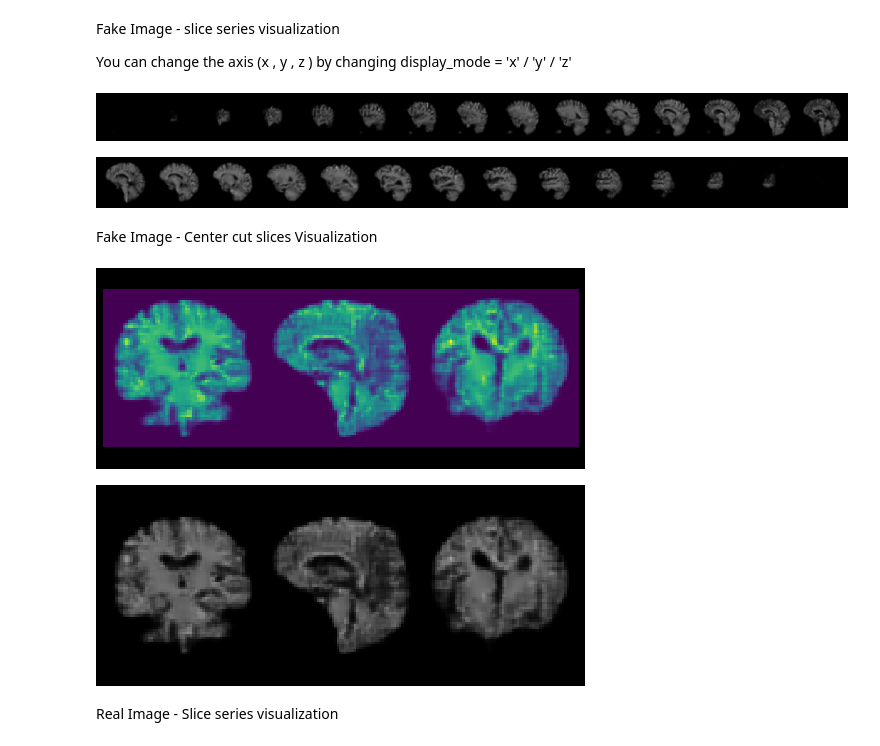
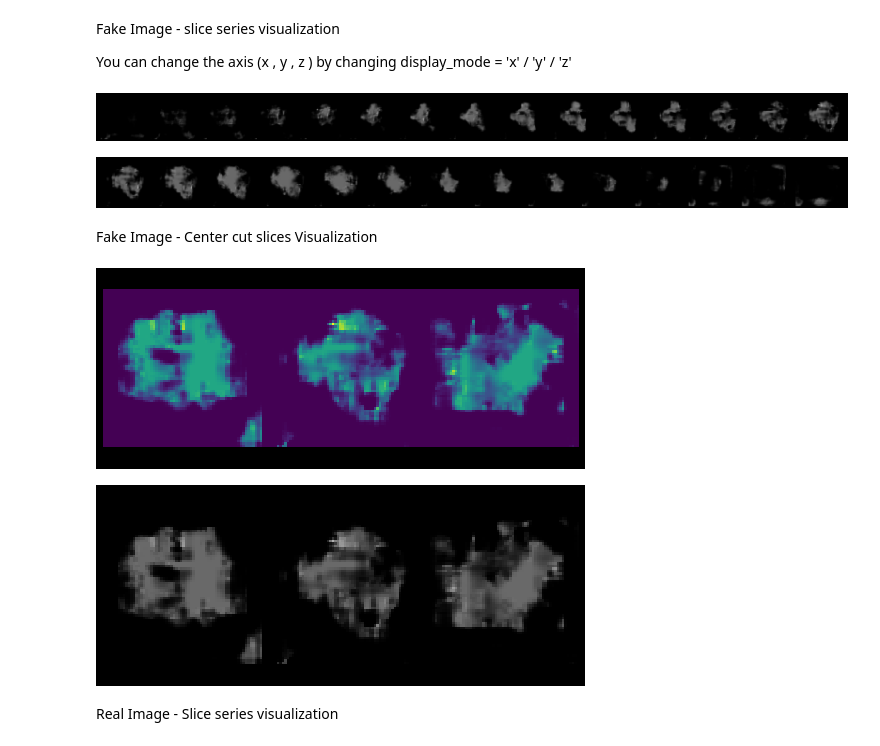
Before and after one commit to ShiboXing/Improved-3dbraingen, a Jupyter notebook: Test.ipynb, the cells around one changed output. Saved outputs shown, nothing was run; the diff lists cells and outputs as text; code cells hidden in the pictures.

Commit message:
feat: add a test, add loss visualization data :

```diff
--- a/Test.ipynb
+++ b/Test.ipynb
@@ -60,8 +62,8 @@ gen_load = inf_train_gen(train_loader)
 # %%
 #-------------------------------------------
 #Choose the Model you want!
-from Model_alphaWGAN import Generator
-# from Model_alphaGAN import Generator
+# from Model_alphaWGAN import Generator
+from Model_alphaGAN import Generator
 # from Model_VAEGAN import Generator
 # from Model_WGAN import Generator
 #-------------------------------------------
@@ -72,9 +74,9 @@ G = Generator(noise=1000).cuda()
 #-----------------------
 
 #------------Trained Model of ATLAS dataset---------------------
-G.load_state_dict(torch.load('./trained/Ours_G.pth')) #Ours (Alpha-WGAN-GP)
-# G.load_state_dict(torch.load('./checkpoint/Alpha_G.pth')) #Alpha-GAN
-# G.load_state_dict(torch.load('./checkpoint/VAEGAN_G.pth')) #VAE-GAN
+# G.load_state_dict(torch.load('./trained/Ours_G.pth')) #Ours (Alpha-WGAN-GP)
+G.load_state_dict(torch.load('./trained/G_noW_iter200000.pth')) #Alpha-GAN
+# G.load_state_dict(torch.load('./checkpoint/Alpha_G.pth')) #VAE-GAN
 # G.load_state_dict(torch.load('./checkpoint/WGAN_G.pth')) #WGAN-GP
 
 #------------Trained Model of ATLAS dataset---------------------
@@ -112,21 +114,21 @@ else:
     # disp.annotate(size=25,left_right=False)
     plotting.show()
 # %% [output]
-[figure, old version]
+[figure, new version]
-[figure, old version]
+[figure, new version]
 # %% [markdown]
 Fake Image - Center cut slices Visualization
 # %%
 noise = Variable(torch.randn((1, 1000)).cuda())
-fake_image = G(noise)
+# fake_image = G(noise)
 featmask = np.squeeze(fake_image[0].data.cpu().numpy())
 featmask = nib.Nifti1Image(featmask,affine = np.eye(4))
 plotting.plot_img(featmask,cut_coords=(32,32,32),draw_cross=False,annotate=False,black_bg=True)
 plotting.plot_anat(featmask,cut_coords=(32,32,32),draw_cross=False,annotate=False,black_bg=True)
 plotting.show()
 # %% [output]
-[figure, old version]
+[figure, new version]
-[figure, old version]
+[figure, new version]
 # %% [markdown]
 Real Image - Slice series visualization
 # %%
```
Also changed, not shown: parts of 7 cells of this notebook, 5 other files.
